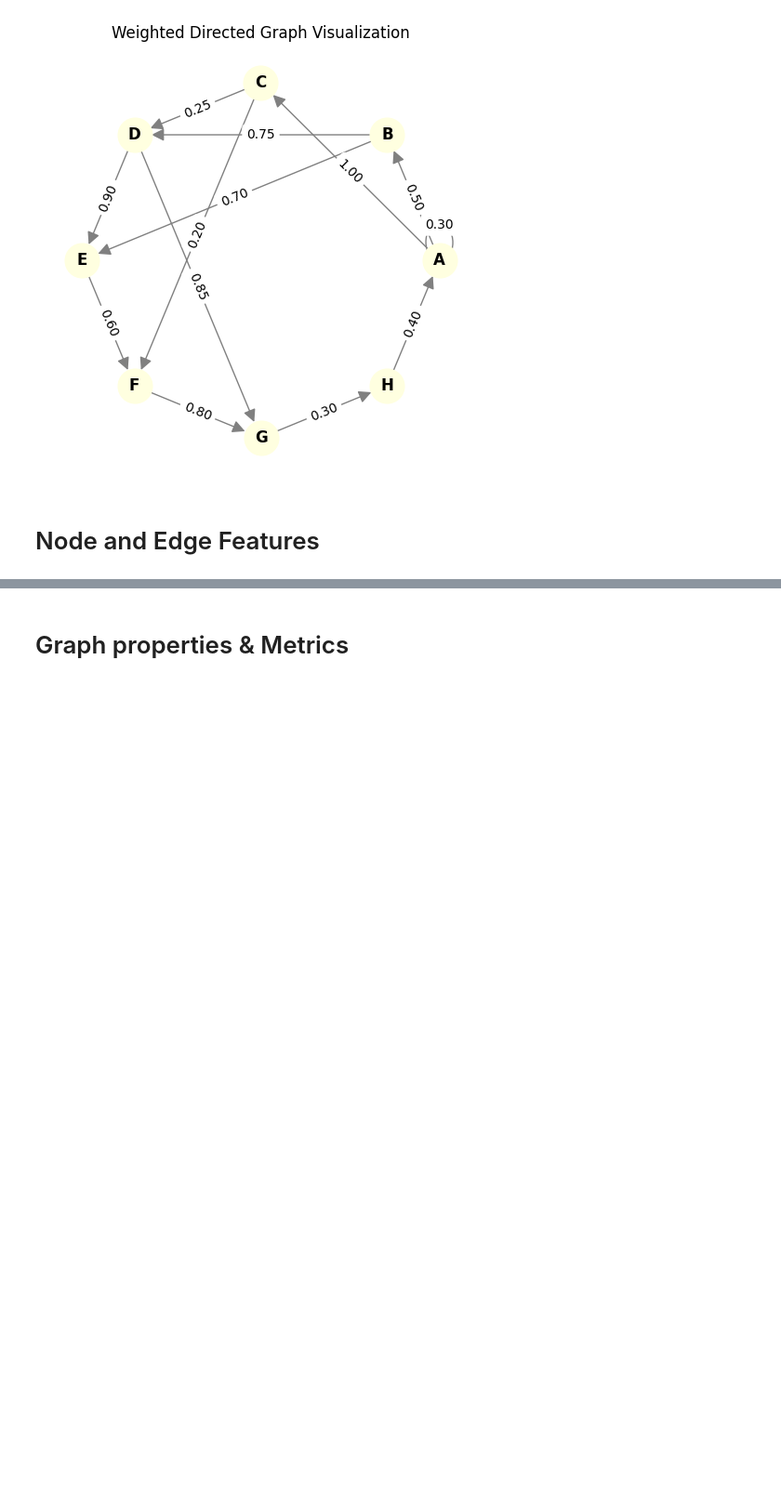
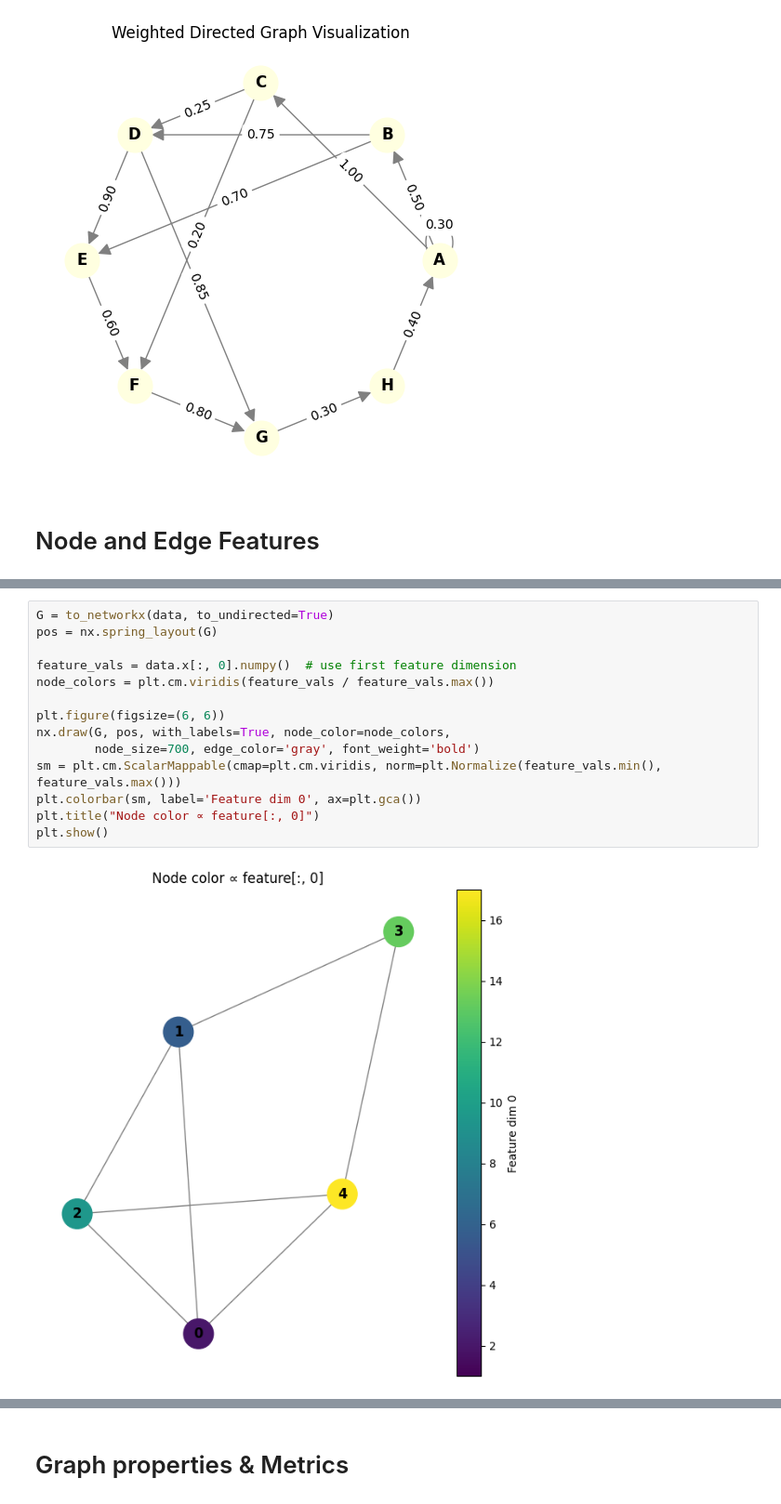
Before and after one commit to ImadElMaftouhi/Machine-learning, a Jupyter notebook: notebooks/graph_101.ipynb, the cells around one changed output, grey strips where cells are left out. Shown at 93% size. Cells and saved outputs as stored; diff of their text form; blank space fills up the shorter version.

```diff
--- a/notebooks/graph_101.ipynb
+++ b/notebooks/graph_101.ipynb
@@ -473,0 +555,16 @@ Weighted Directed Adjacency Matrix:
+# %%
+G = to_networkx(data, to_undirected=True)
+pos = nx.spring_layout(G)
+
+feature_vals = data.x[:, 0].numpy()  # use first feature dimension
+node_colors = plt.cm.viridis(feature_vals / feature_vals.max())
+
+plt.figure(figsize=(6, 6))
+nx.draw(G, pos, with_labels=True, node_color=node_colors,
+        node_size=700, edge_color='gray', font_weight='bold')
+sm = plt.cm.ScalarMappable(cmap=plt.cm.viridis, norm=plt.Normalize(feature_vals.min(), feature_vals.max()))
+plt.colorbar(sm, label='Feature dim 0', ax=plt.gca())
+plt.title("Node color ∝ feature[:, 0]")
+plt.show()
+# %% [output]
+[figure, added]
```
Also changed, not shown: parts of 11 cells of this notebook.
